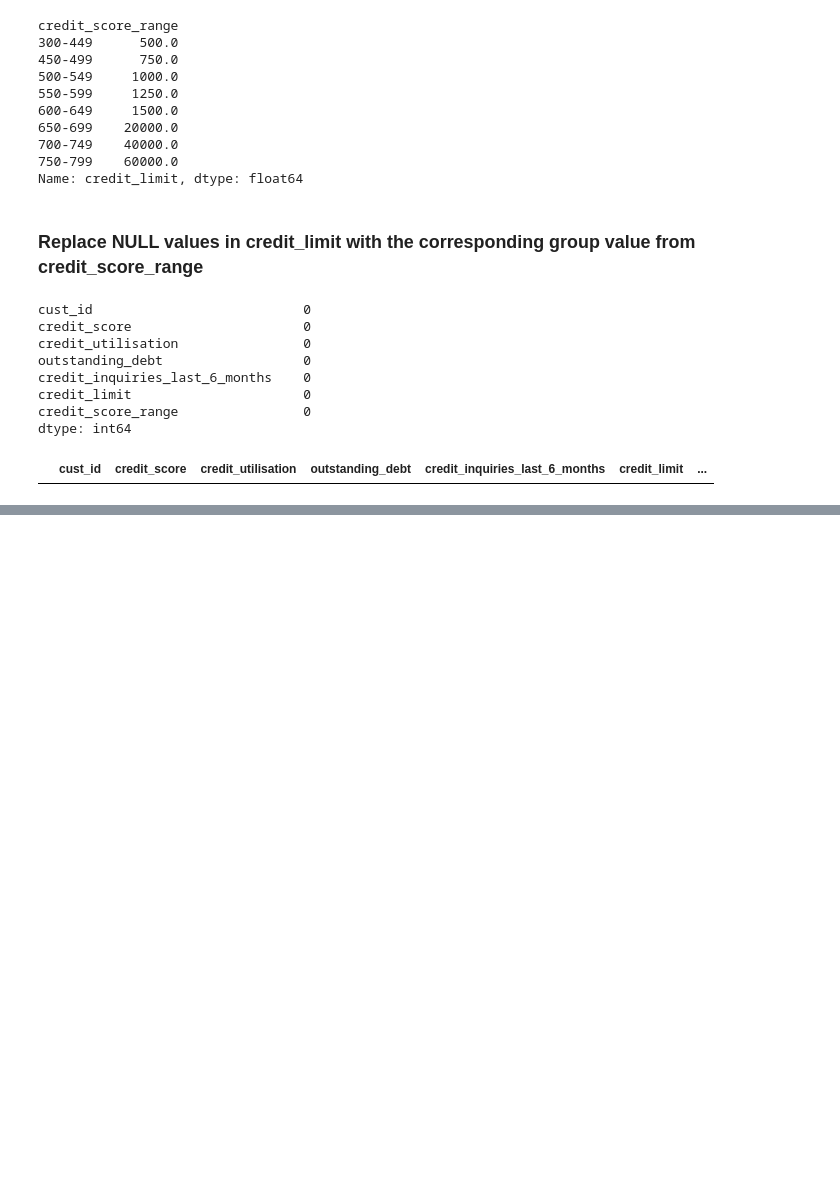
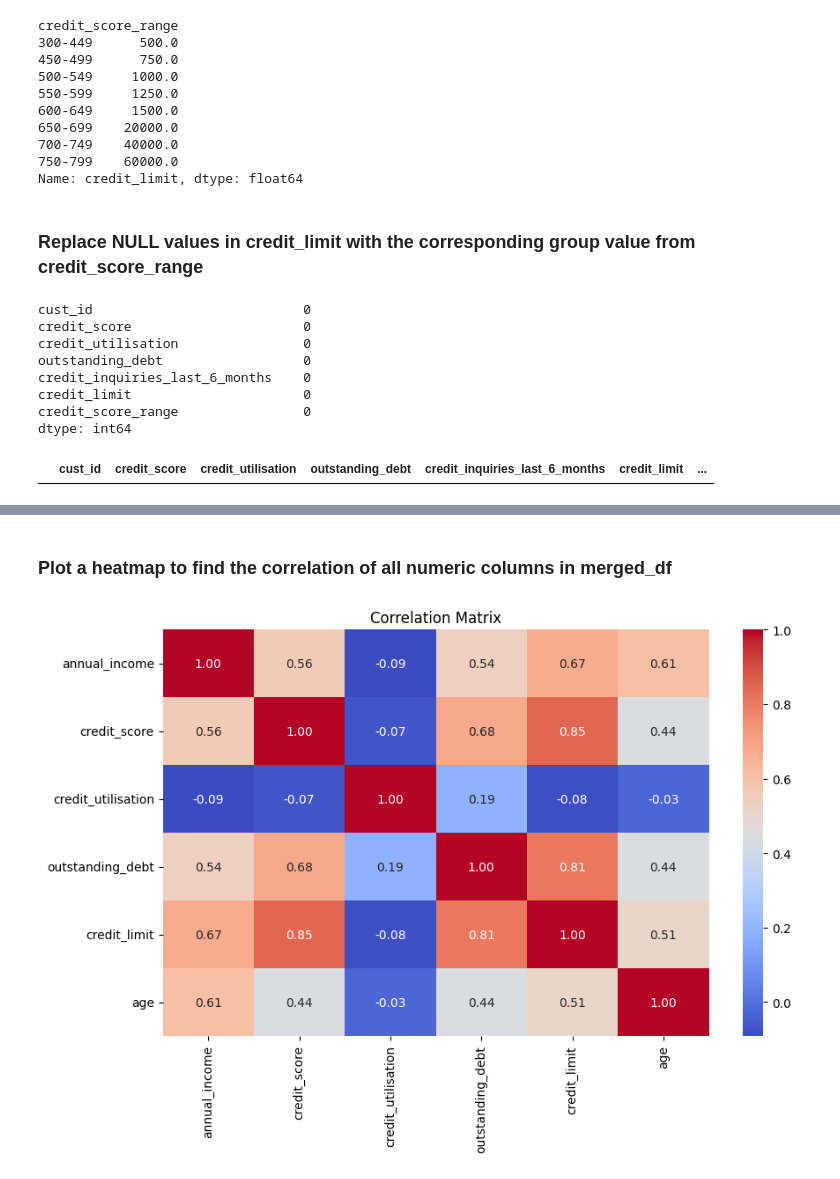
Before and after one commit to ashishjadhav123/AtliQo-Bank-Credit-Card-Launch, a Jupyter notebook: AtliQo Bank Phase1.ipynb, the cells around one changed output, grey strips where cells are left out. Drawn from its saved outputs; the diff is of its cells as text; code cells hidden in the pictures; blank space fills up the shorter version.

```diff
--- a/AtliQo Bank Phase1.ipynb
+++ b/AtliQo Bank Phase1.ipynb
@@ -404,0 +455,2 @@ df_credit_profile[df_credit_profile['credit_limit'].isnull()]
+# %%
+df_credit_profile.loc[df_credit_profile['outstanding_debt'] > df_credit_profile['credit_limit'], 'outstanding_debt'] = df_credit_profile['credit_limit']
@@ -404,0 +481,3 @@ df_credit_profile[df_credit_profile['credit_limit'].isnull()]
+# %%
+df_mearged = pd.merge(df_customer, df_credit_profile, on='cust_id', how='inner')
+df_mearged.head()
@@ -404,0 +497,11 @@ df_credit_profile[df_credit_profile['credit_limit'].isnull()]
+# %%
+numeric_coluimns = [
+ 'annual_income',
+ 'credit_score',
+ 'credit_utilisation',
+ 'outstanding_debt',
+ 'credit_limit',
+ 'age']
+# %%
+correlation_matrix = df_mearged[numeric_coluimns].corr()
+correlation_matrix
@@ -404,0 +516,9 @@ df_credit_profile[df_credit_profile['credit_limit'].isnull()]
+# %% [markdown]
+<h3> Plot a heatmap to find the correlation of all numeric columns in merged_df </h3>
+# %%
+plt.figure(figsize=(10,6))
+sns.heatmap(correlation_matrix, annot=True, cmap='coolwarm', fmt=".2f")
+plt.title('Correlation Matrix')
+plt.show()
+# %% [output]
+[figure, added]
```
Also changed, not shown: parts of 14 cells of this notebook.
